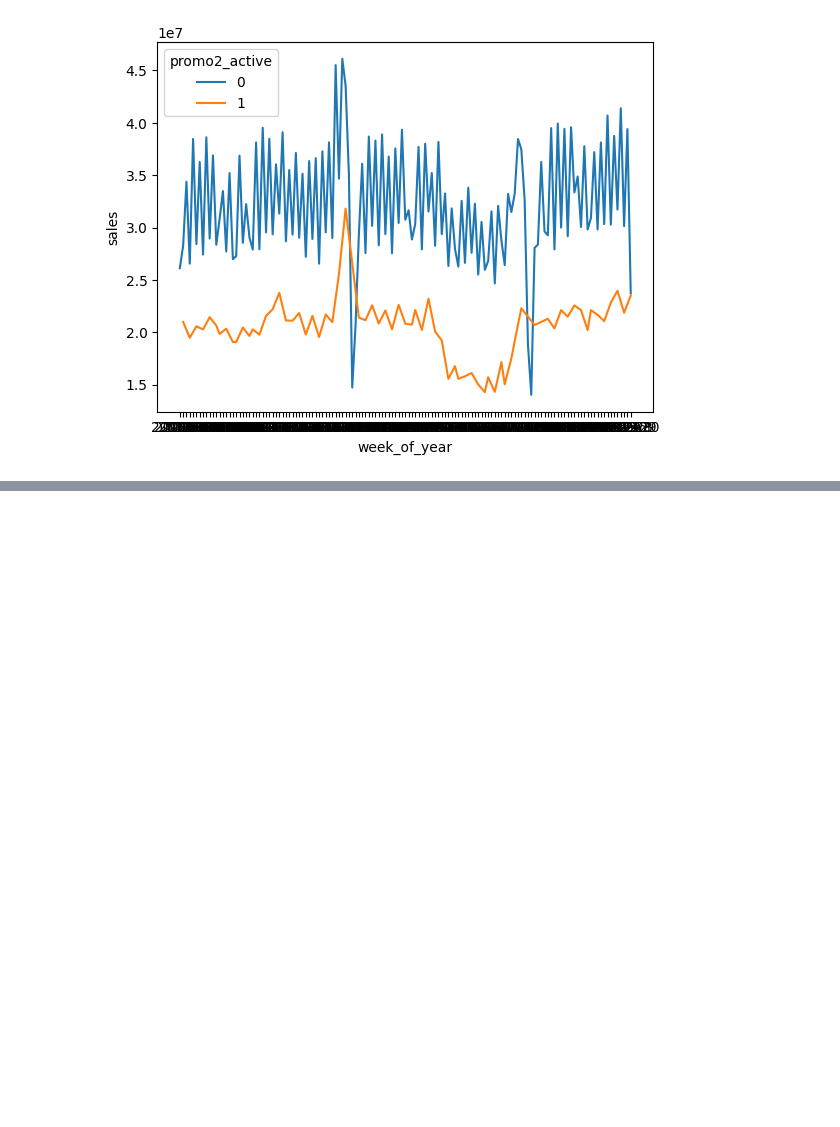
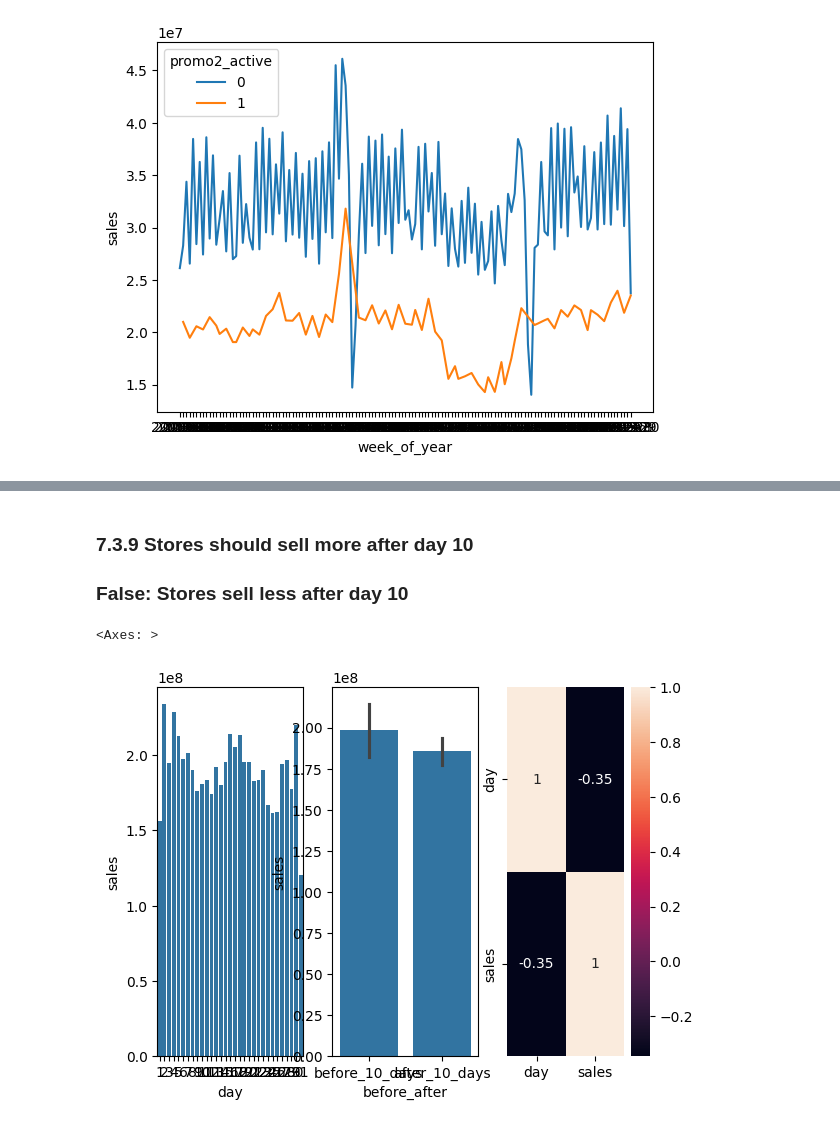
Before and after one commit to thalesluizbraga/eda_rossmann, a Jupyter notebook: eda_rossmann.ipynb, the cells around one changed output, grey strips where cells are left out. Saved outputs shown, nothing was run; the diff lists cells and outputs as text; code cells hidden in the pictures; blank space fills up the shorter version.

```diff
--- a/eda_rossmann.ipynb
+++ b/eda_rossmann.ipynb
@@ -423,0 +463,21 @@ sns.lineplot(data=promo2_active_grouped, x='week_of_year', y='sales', hue='promo
+# %% [markdown]
+### 7.3.9 Stores should sell more after day 10
+
+### False: Stores sell less after day 10
+# %%
+plt.subplot(1,3,1)
+sales_day_grouped = df4[['day','sales']].groupby('day').sum().reset_index()
+sns.barplot(x='day', y='sales', data=sales_day_grouped)
+
+plt.subplot(1,3,2)
+sales_day_grouped['before_after'] = sales_day_grouped['day'].apply(
+                                    lambda x: 'before_10_days' if x < 10 else 'after_10_days')
+
+sns.barplot(x='before_after', y='sales', data=sales_day_grouped)
+
+
+plt.subplot(1,3,3)
+sns.heatmap(sales_day_grouped[['day', 'sales']].corr(method='pearson'), annot=True)
+# %% [output]
+<Axes: >
+[figure, added]
```
Also changed, not shown: parts of 12 cells of this notebook.
